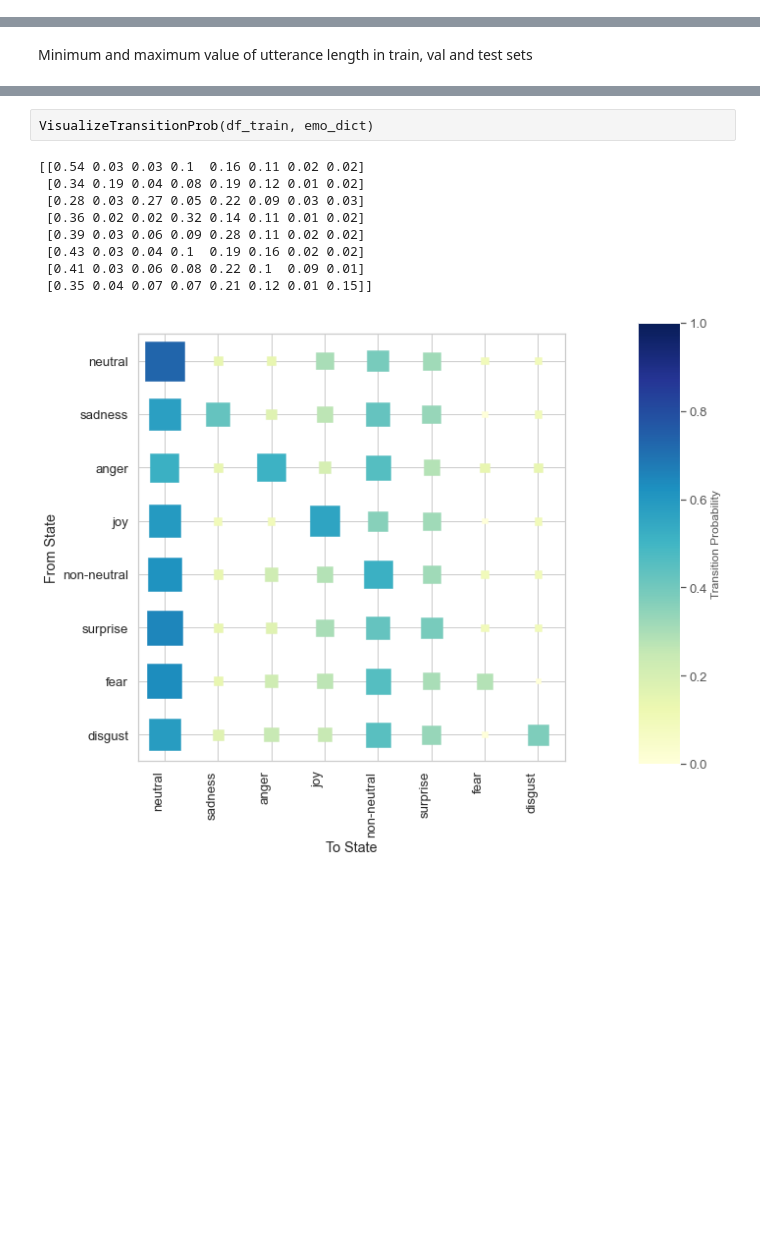
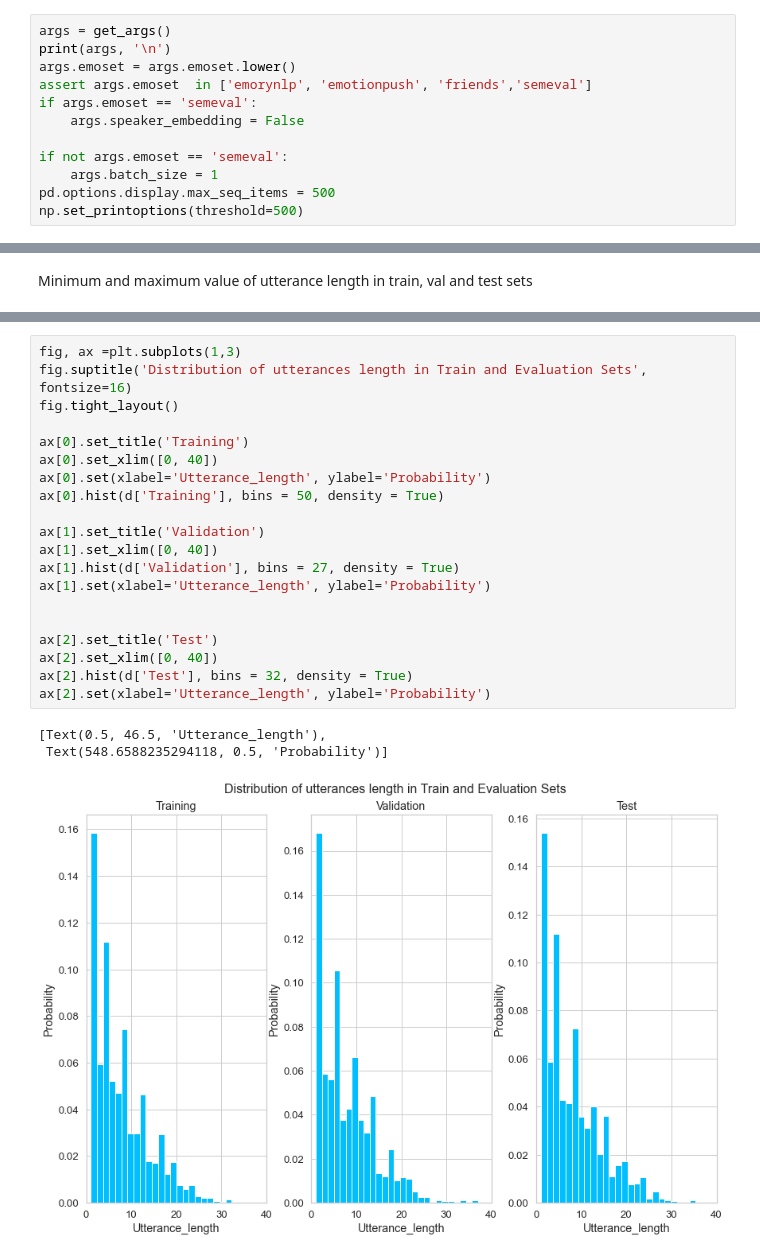
Before and after one commit to neeraj310/Master_Thesis_EA_In_ERC, a Jupyter notebook: playground/Friends.ipynb, the cells around one changed output, grey strips where cells are left out. Cells and saved outputs as stored; diff of their text form; blank space fills up the shorter version.

```diff
--- a/playground/Friends.ipynb
+++ b/playground/Friends.ipynb
@@ -154,0 +130,12 @@ rcParams['figure.figsize'] = 12, 8
+# %%
+args = get_args()
+print(args, '\n')
+args.emoset = args.emoset.lower()
+assert args.emoset  in ['emorynlp', 'emotionpush', 'friends','semeval']
+if args.emoset == 'semeval':
+    args.speaker_embedding = False
+
+if not args.emoset == 'semeval':
+    args.batch_size = 1
+pd.options.display.max_seq_items = 500
+np.set_printoptions(threshold=500)
@@ -614,12 +579,24 @@ def VisualizeTransitionProb(df, emo_dict):
-# %%
-VisualizeTransitionProb(df_train, emo_dict)
-# %% [output]
-[[0.54 0.03 0.03 0.1  0.16 0.11 0.02 0.02]
- [0.34 0.19 0.04 0.08 0.19 0.12 0.01 0.02]
- [0.28 0.03 0.27 0.05 0.22 0.09 0.03 0.03]
- [0.36 0.02 0.02 0.32 0.14 0.11 0.01 0.02]
- [0.39 0.03 0.06 0.09 0.28 0.11 0.02 0.02]
- [0.43 0.03 0.04 0.1  0.19 0.16 0.02 0.02]
- [0.41 0.03 0.06 0.08 0.22 0.1  0.09 0.01]
- [0.35 0.04 0.07 0.07 0.21 0.12 0.01 0.15]]
-[figure, removed]
+# %%
+fig, ax =plt.subplots(1,3)
+fig.suptitle('Distribution of utterances length in Train and Evaluation Sets', fontsize=16)
+fig.tight_layout()
+
+ax[0].set_title('Training')
+ax[0].set_xlim([0, 40])
+ax[0].set(xlabel='Utterance_length', ylabel='Probability')
+ax[0].hist(d['Training'], bins = 50, density = True)
+
+ax[1].set_title('Validation')
+ax[1].set_xlim([0, 40])
+ax[1].hist(d['Validation'], bins = 27, density = True)
+ax[1].set(xlabel='Utterance_length', ylabel='Probability')
+
+
+ax[2].set_title('Test')
+ax[2].set_xlim([0, 40])
+ax[2].hist(d['Test'], bins = 32, density = True)
+ax[2].set(xlabel='Utterance_length', ylabel='Probability')
+# %% [output]
+[Text(0.5, 46.5, 'Utterance_length'),
+ Text(548.6588235294118, 0.5, 'Probability')]
+[figure, added]
```
Also changed, not shown: parts of 118 cells of this notebook.
